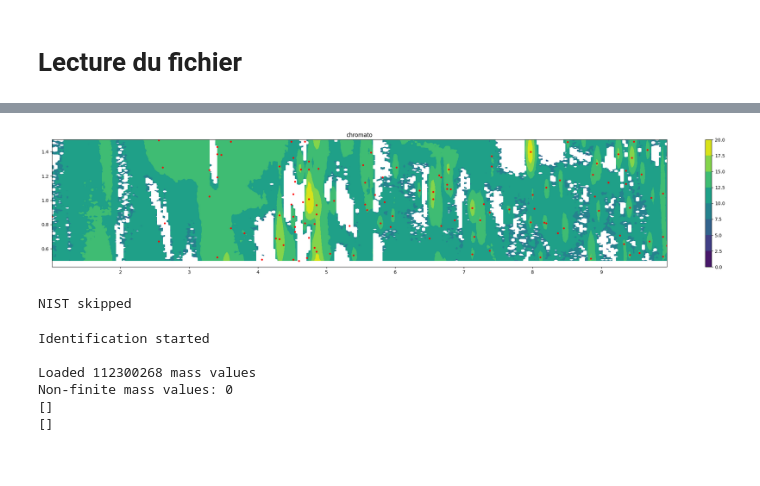
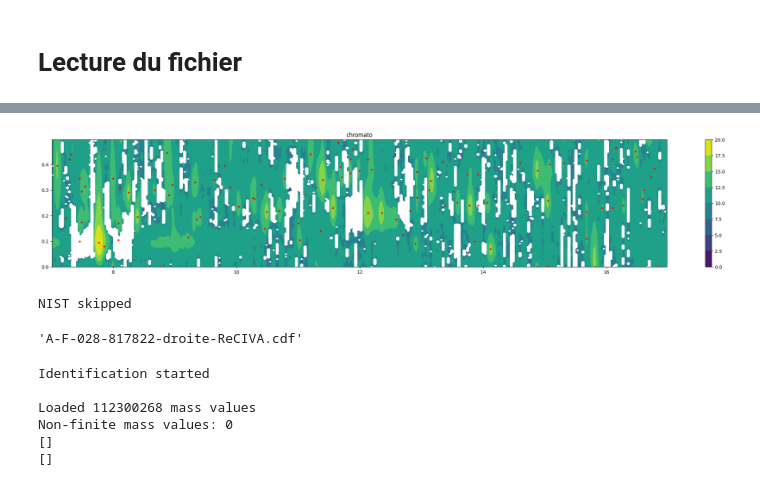
Before and after one commit to Lollith/Python-2DGC-Alignment, a Jupyter notebook: notebooks/db_scan.ipynb, the cells around one changed output, grey strips where cells are left out. Drawn from its saved outputs; the diff is of its cells as text; code cells hidden in the pictures.

```diff
--- a/notebooks/db_scan.ipynb
+++ b/notebooks/db_scan.ipynb
@@ -69,9 +69,9 @@ start clustering
 # %%
 plt.rcParams['figure.figsize'] = [30, 5]
 coordinates_in_chromato=projection.matrix_to_chromato(coordinates, time_rn, 1.7, chromato.shape)
-plot.visualizer2((chromato, time_rn), title="chromato", log_chromato=True,  mod_time=1.7,points=coordinates_in_chromato, rt1=5,rt2=1, rt2_window=0.5)
+plot.visualizer2((chromato, time_rn), title="chromato", log_chromato=True,  mod_time=1.7,points=coordinates_in_chromato, rt1=12,rt2=0, rt2_window=0.5)
 # %% [output]
-[figure, old version]
+[figure, new version]
 # %%
 import matching
 matches = matching.matching_nist_lib_from_chromato_cube(
@@ -85,2 +85,6 @@ matches_identification, sample_metadata_list = compute_matches_identification(
 # %% [output]
 NIST skipped
+# %%
+base_name
+# %% [output]
+'A-F-028-817822-droite-ReCIVA.cdf'
```
Also changed, not shown: parts of 29 cells of this notebook.
